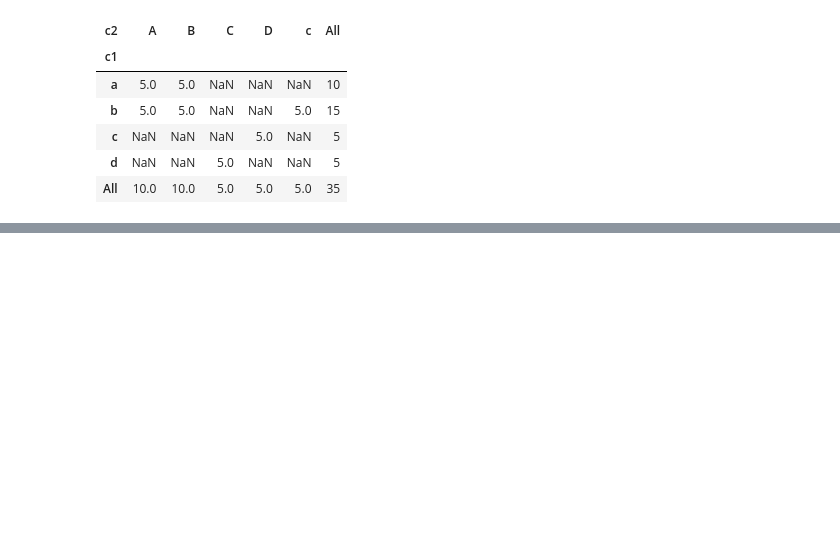
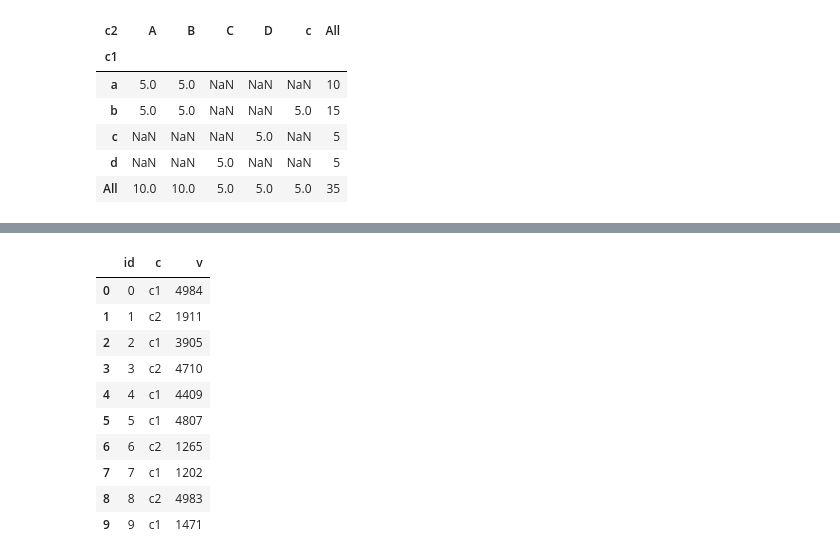
Before and after one commit to saonongjang/coding_excercise, a Jupyter notebook: DataFrame_exercise_2.ipynb, the cells around one changed output, grey strips where cells are left out. Drawn from its saved outputs; the diff is of its cells as text; code cells hidden in the pictures; blank space fills up the shorter version.

```diff
--- a/DataFrame_exercise_2.ipynb
+++ b/DataFrame_exercise_2.ipynb
@@ -452,0 +455,3 @@ pd.crosstab(df.c1, df.c2, values=df.c3, aggfunc=sum, margins=True)
+# %%
+s= pd.Series(['c1','c2','c1','c2','c1']*2)
+s
@@ -452,0 +518,18 @@ pd.crosstab(df.c1, df.c2, values=df.c3, aggfunc=sum, margins=True)
+# %%
+from numpy.random.mtrand import randint
+df= pd.DataFrame({'id':np.arange(len(s)),
+                 'c' :s,
+                 'v' : np.random.randint(1000,5000, size=len(s))})
+df
+# %% [output]
+|  | id | c | v |
+| 0 | 0 | c1 | 4984 |
+| 1 | 1 | c2 | 1911 |
+| 2 | 2 | c1 | 3905 |
+| 3 | 3 | c2 | 4710 |
+| 4 | 4 | c1 | 4409 |
+| 5 | 5 | c1 | 4807 |
+| 6 | 6 | c2 | 1265 |
+| 7 | 7 | c1 | 1202 |
+| 8 | 8 | c2 | 4983 |
+| 9 | 9 | c1 | 1471 |
```
Also changed, not shown: parts of 13 cells of this notebook.
